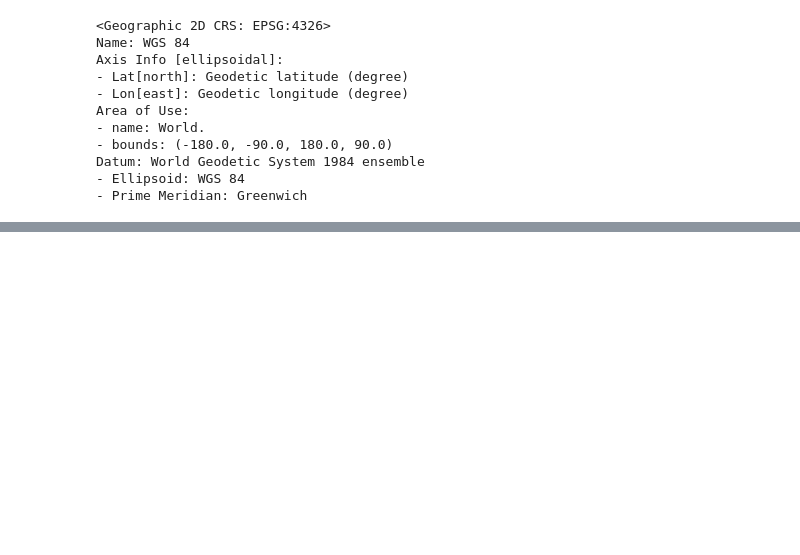
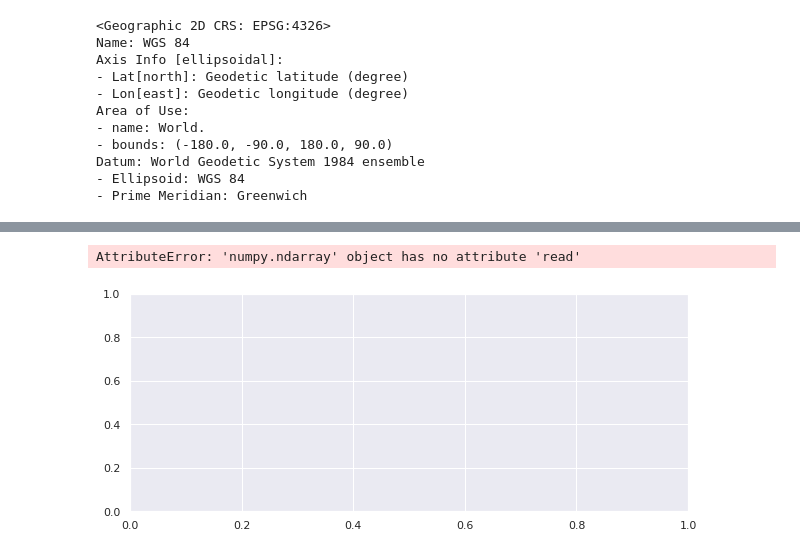
Before and after one commit to rad15f/Geospatial-Slum-Prediction-Ghana, a Jupyter notebook: Training_Modeling.ipynb, the cells around one changed output, grey strips where cells are left out. Cells and saved outputs as stored; diff of their text form; code cells hidden in the pictures; blank space fills up the shorter version.

```diff
--- a/Training_Modeling.ipynb
+++ b/Training_Modeling.ipynb
@@ -194,3 +385,9 @@ pipe = Pipeline([
+# %%
+fig, ax = plt.subplots(figsize=(10, 4), sharey=True)
+show((pred_map, 1), cmap='Reds', ax=ax)
+# %% [output]
+AttributeError: 'numpy.ndarray' object has no attribute 'read'
+[figure, added]
 # %%
 ### BEGIN SOLUTION
 from sklearn.preprocessing import LabelEncoder
```
Also changed, not shown: parts of 35 cells of this notebook, 25 other files.
